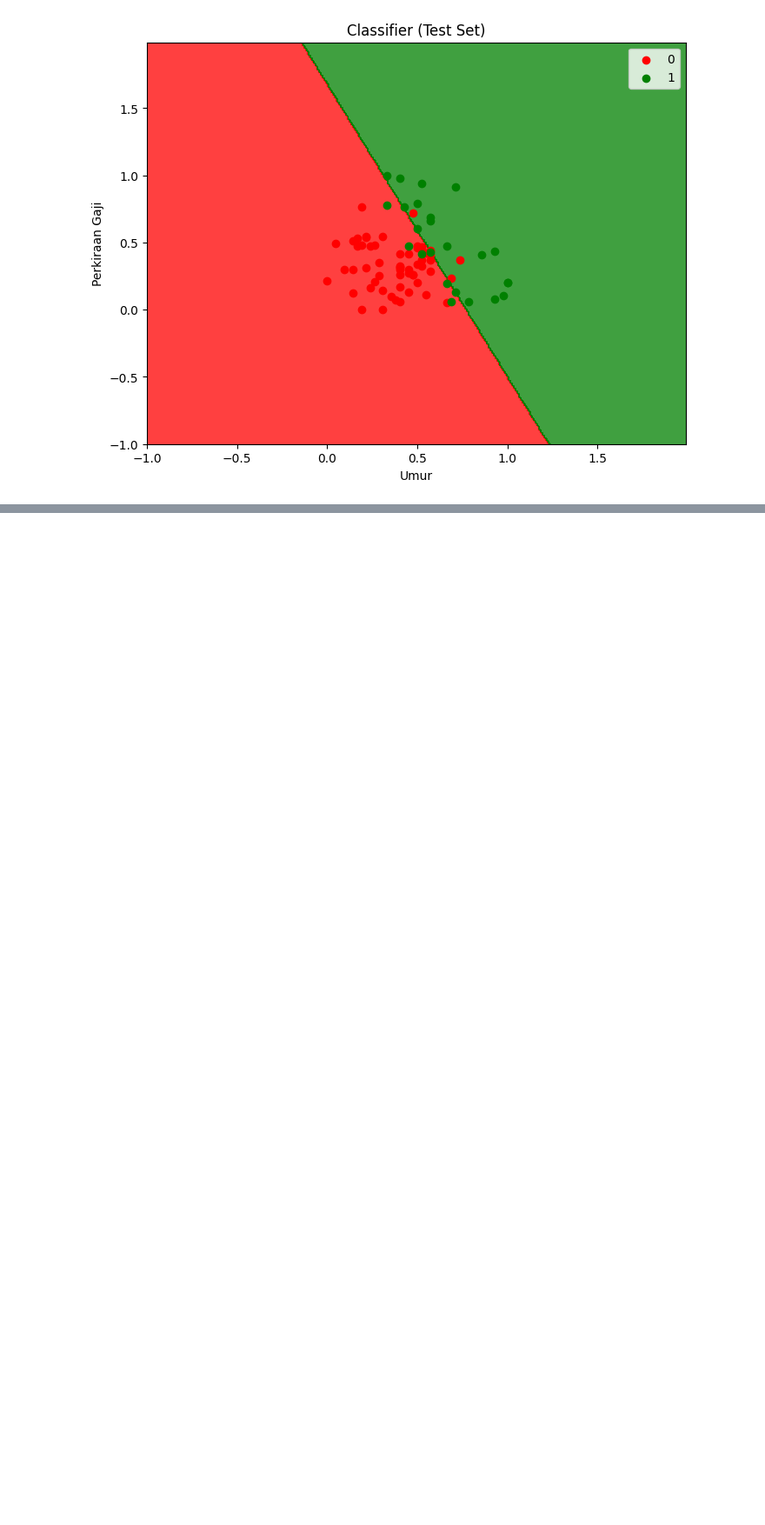
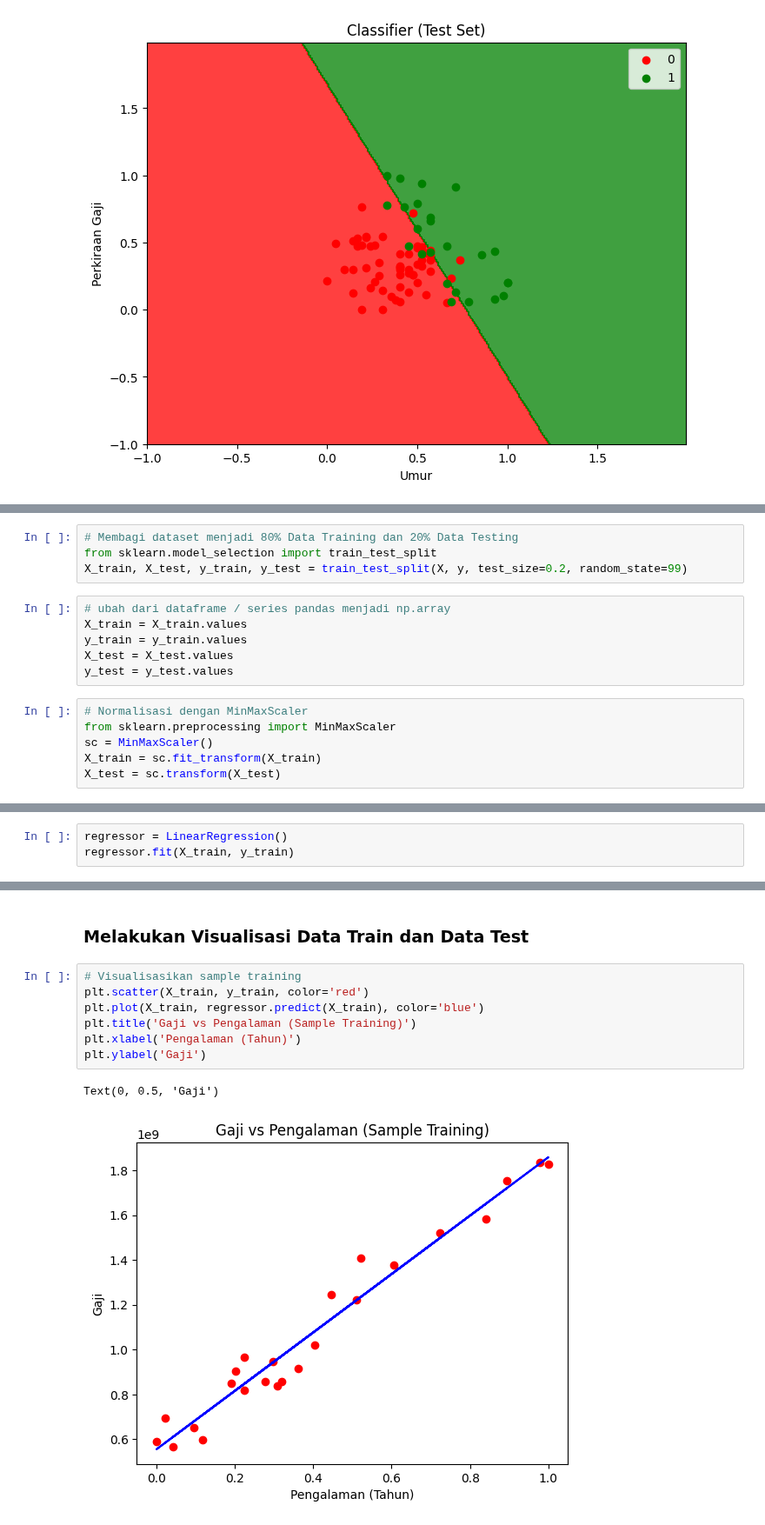
Before and after one commit to JunetzMasihBelajar/2025_AI_TI1B, a Jupyter notebook: Jobsheet8.ipynb, the cells around one changed output, grey strips where cells are left out. Shown at 87% size. Drawn from its saved outputs; the diff is of its cells as text; blank space fills up the shorter version.

```diff
--- a/Jobsheet8.ipynb
+++ b/Jobsheet8.ipynb
@@ -749,0 +821,16 @@ plt.show()
+# %%
+# Membagi dataset menjadi 80% Data Training dan 20% Data Testing
+from sklearn.model_selection import train_test_split
+X_train, X_test, y_train, y_test = train_test_split(X, y, test_size=0.2, random_state=99)
+# %%
+# ubah dari dataframe / series pandas menjadi np.array
+X_train = X_train.values
+y_train = y_train.values
+X_test = X_test.values
+y_test = y_test.values
+# %%
+# Normalisasi dengan MinMaxScaler
+from sklearn.preprocessing import MinMaxScaler
+sc = MinMaxScaler()
+X_train = sc.fit_transform(X_train)
+X_test = sc.transform(X_test)
@@ -749,0 +841,3 @@ plt.show()
+# %%
+regressor = LinearRegression()
+regressor.fit(X_train, y_train)
@@ -749,0 +873,12 @@ plt.show()
+# %% [markdown]
+### Melakukan Visualisasi Data Train dan Data Test
+# %%
+# Visualisasikan sample training
+plt.scatter(X_train, y_train, color='red')
+plt.plot(X_train, regressor.predict(X_train), color='blue')
+plt.title('Gaji vs Pengalaman (Sample Training)')
+plt.xlabel('Pengalaman (Tahun)')
+plt.ylabel('Gaji')
+# %% [output]
+Text(0, 0.5, 'Gaji')
+[figure, added]
```
Also changed, not shown: parts of 30 cells of this notebook.
